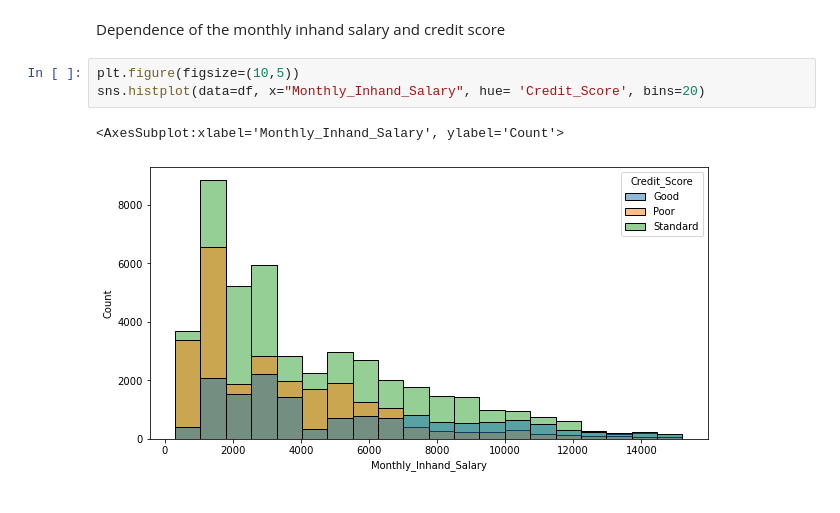
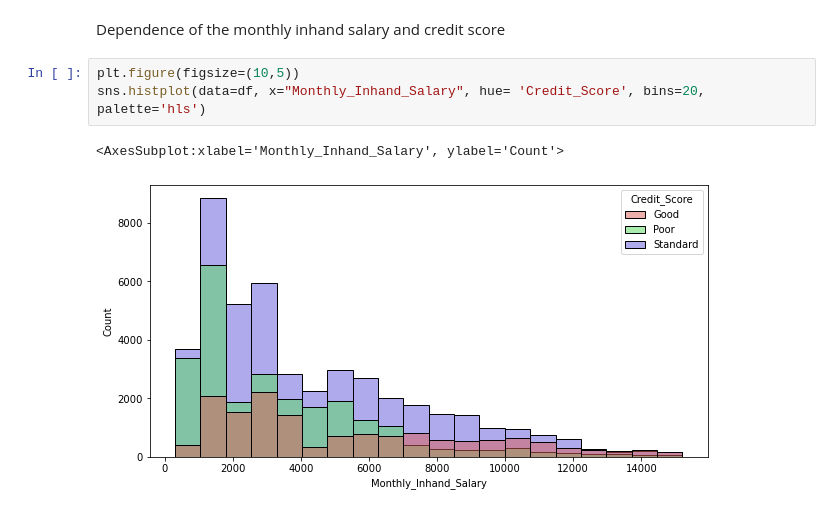
Before and after one commit to OlaJaglinska/Data-Science-Training, a Jupyter notebook: EDA/EDA.ipynb, the cells around one changed output. Saved outputs shown, nothing was run; the diff lists cells and outputs as text.

Commit message:
Occupation and score

```diff
--- a/EDA/EDA.ipynb
+++ b/EDA/EDA.ipynb
@@ -173,7 +173,7 @@ Categories (3, object): ['Good', 'Poor', 'Standard']
 Dependence of the monthly inhand salary and credit score
 # %%
 plt.figure(figsize=(10,5))
-sns.histplot(data=df, x="Monthly_Inhand_Salary", hue= 'Credit_Score', bins=20)
+sns.histplot(data=df, x="Monthly_Inhand_Salary", hue= 'Credit_Score', bins=20, palette='hls')
 # %% [output]
 <AxesSubplot:xlabel='Monthly_Inhand_Salary', ylabel='Count'>
-[figure, old version]
+[figure, new version]
```
Also changed, not shown: parts of 5 cells of this notebook.
